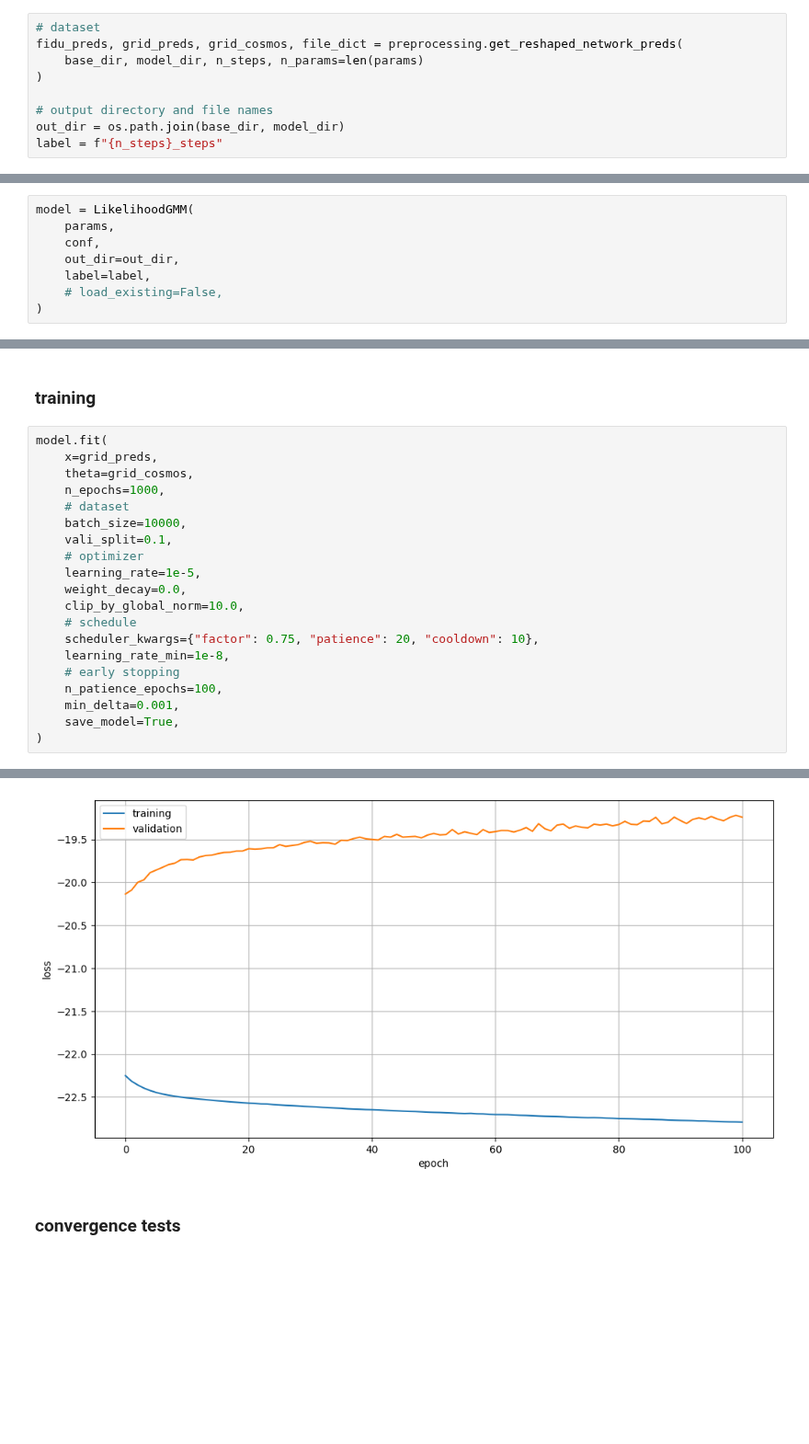
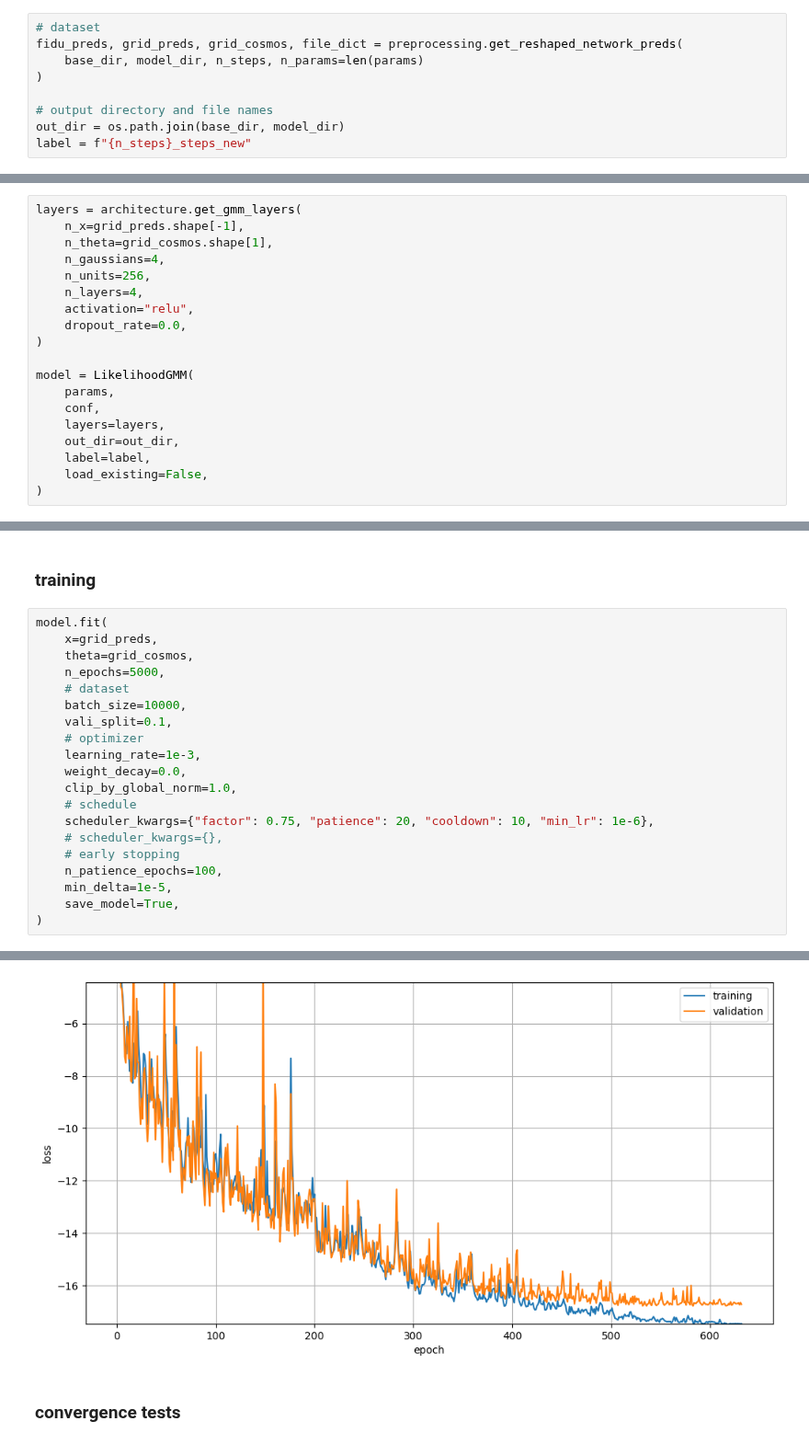
Before and after one commit to des-science/multiprobe-simulation-inference, a Jupyter notebook: notebooks/gmm_network.ipynb, the cells around one changed output, grey strips where cells are left out. Shown at 92% size. Saved outputs shown, nothing was run; the diff lists cells and outputs as text; blank space fills up the shorter version.

```diff
--- a/notebooks/gmm_network.ipynb
+++ b/notebooks/gmm_network.ipynb
@@ -73,5 +109,5 @@ fidu_preds, grid_preds, grid_cosmos, file_dict = preprocessing.get_reshaped_netw
 
 # output directory and file names
 out_dir = os.path.join(base_dir, model_dir)
-label = f"{n_steps}_steps"
+label = f"{n_steps}_steps_new"
 # %% [output]
@@ -95,11 +145,22 @@ label = f"{n_steps}_steps"
 # %% [markdown]
 ### architecture
 # %%
+layers = architecture.get_gmm_layers(
+    n_x=grid_preds.shape[-1],
+    n_theta=grid_cosmos.shape[1],
+    n_gaussians=4,
+    n_units=256,
+    n_layers=4,
+    activation="relu",
+    dropout_rate=0.0,
+)
+
 model = LikelihoodGMM(
     params,
     conf,
+    layers=layers,
     out_dir=out_dir,
     label=label,
-    # load_existing=False,
+    load_existing=False,
 )
 # %% [output]
@@ -113,20 +172,20 @@ model = LikelihoodGMM(
 model.fit(
     x=grid_preds,
     theta=grid_cosmos,
-    n_epochs=1000,
+    n_epochs=5000,
     # dataset
     batch_size=10000,
     vali_split=0.1,
     # optimizer
-    learning_rate=1e-5,
+    learning_rate=1e-3,
     weight_decay=0.0,
-    clip_by_global_norm=10.0,
+    clip_by_global_norm=1.0,
     # schedule
-    scheduler_kwargs={"factor": 0.75, "patience": 20, "cooldown": 10},
-    learning_rate_min=1e-8,
+    scheduler_kwargs={"factor": 0.75, "patience": 20, "cooldown": 10, "min_lr": 1e-6},
+    # scheduler_kwargs={},
     # early stopping
     n_patience_epochs=100,
-    min_delta=0.001,
+    min_delta=1e-5,
     save_model=True,
 )
 # %% [output]
@@ -137,4 +197,4 @@ Epoch 101: early stopping
-[figure, old version]
+[figure, new version]
 # %% [markdown]
 ### convergence tests
 # %%
```
Also changed, not shown: parts of 14 cells of this notebook, 5 other files.
